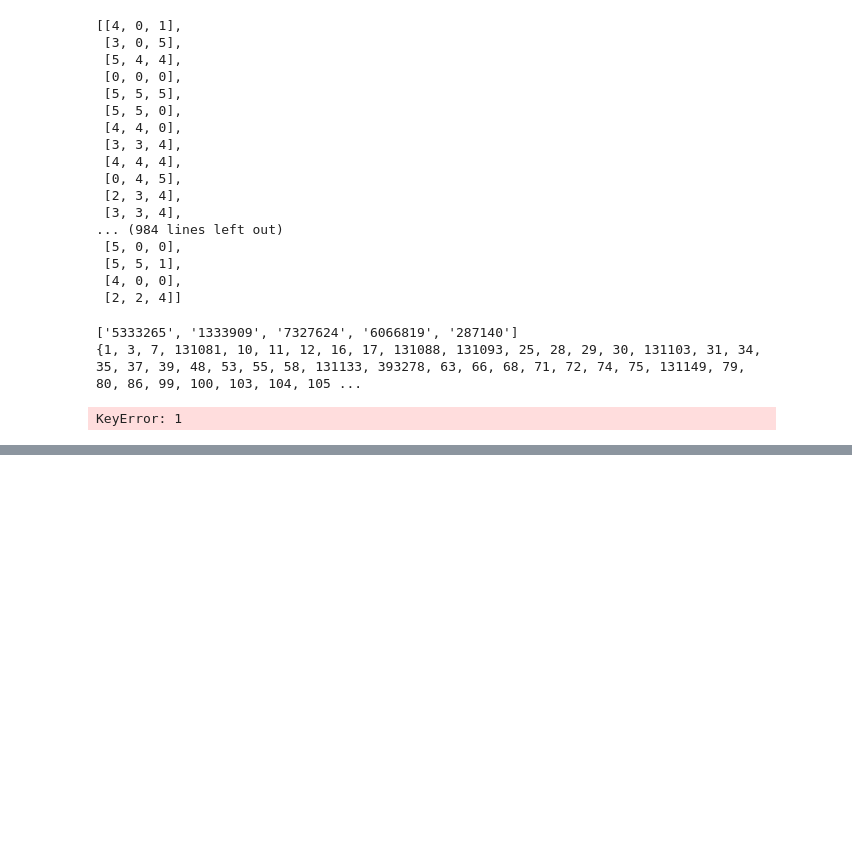
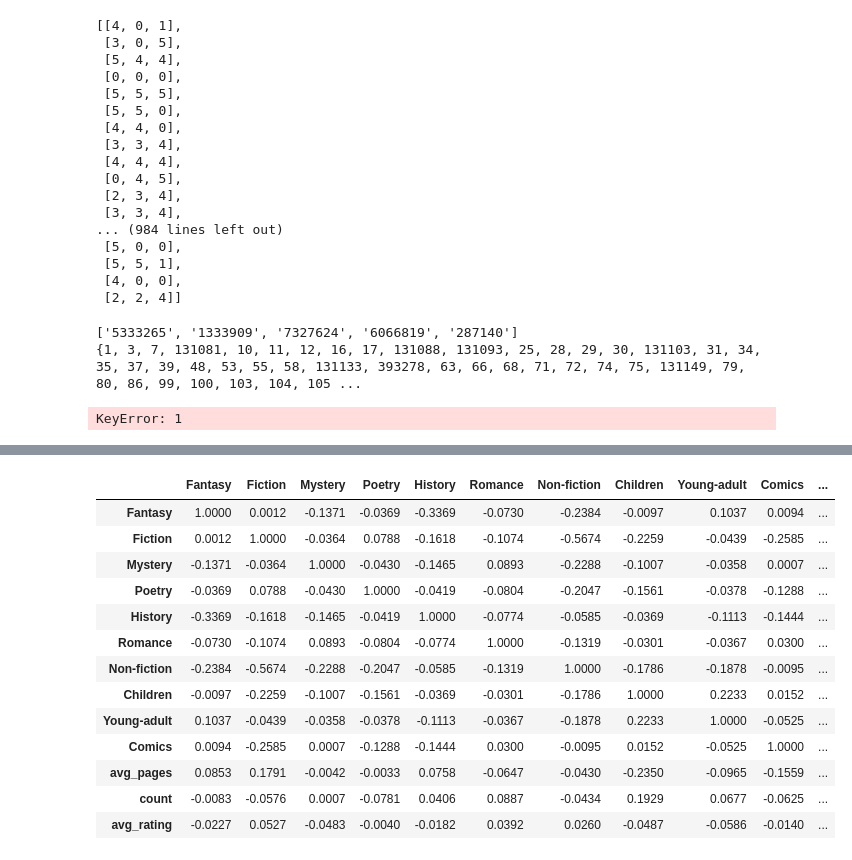
Before and after one commit to llumfp/casebooks, a Jupyter notebook: tests.ipynb, the cells around one changed output, grey strips where cells are left out. Saved outputs shown, nothing was run; the diff lists cells and outputs as text; code cells hidden in the pictures; blank space fills up the shorter version.

```diff
--- a/tests.ipynb
+++ b/tests.ipynb
@@ -206,0 +204,3 @@ KeyError: 1
+# %%
+df = pd.read_csv('D:\Escritorio\casebooks_SBC\interactions.csv')
+#aqui es directori adient ja que no hi cap a github
@@ -206,0 +258,18 @@ KeyError: 1
+# %%
+corr = X.corr()
+corr.style.background_gradient(cmap='RdYlBu').set_precision(4)
+# %% [output]
+|  | Fantasy | Fiction | Mystery | Poetry | History | Romance | Non-fiction | Children | Young-adult | Comics | ... |
+| Fantasy | 1.0000 | 0.0012 | -0.1371 | -0.0369 | -0.3369 | -0.0730 | -0.2384 | -0.0097 | 0.1037 | 0.0094 | ... |
+| Fiction | 0.0012 | 1.0000 | -0.0364 | 0.0788 | -0.1618 | -0.1074 | -0.5674 | -0.2259 | -0.0439 | -0.2585 | ... |
+| Mystery | -0.1371 | -0.0364 | 1.0000 | -0.0430 | -0.1465 | 0.0893 | -0.2288 | -0.1007 | -0.0358 | 0.0007 | ... |
+| Poetry | -0.0369 | 0.0788 | -0.0430 | 1.0000 | -0.0419 | -0.0804 | -0.2047 | -0.1561 | -0.0378 | -0.1288 | ... |
+| History | -0.3369 | -0.1618 | -0.1465 | -0.0419 | 1.0000 | -0.0774 | -0.0585 | -0.0369 | -0.1113 | -0.1444 | ... |
+| Romance | -0.0730 | -0.1074 | 0.0893 | -0.0804 | -0.0774 | 1.0000 | -0.1319 | -0.0301 | -0.0367 | 0.0300 | ... |
+| Non-fiction | -0.2384 | -0.5674 | -0.2288 | -0.2047 | -0.0585 | -0.1319 | 1.0000 | -0.1786 | -0.1878 | -0.0095 | ... |
+| Children | -0.0097 | -0.2259 | -0.1007 | -0.1561 | -0.0369 | -0.0301 | -0.1786 | 1.0000 | 0.2233 | 0.0152 | ... |
+| Young-adult | 0.1037 | -0.0439 | -0.0358 | -0.0378 | -0.1113 | -0.0367 | -0.1878 | 0.2233 | 1.0000 | -0.0525 | ... |
+| Comics | 0.0094 | -0.2585 | 0.0007 | -0.1288 | -0.1444 | 0.0300 | -0.0095 | 0.0152 | -0.0525 | 1.0000 | ... |
+| avg_pages | 0.0853 | 0.1791 | -0.0042 | -0.0033 | 0.0758 | -0.0647 | -0.0430 | -0.2350 | -0.0965 | -0.1559 | ... |
+| count | -0.0083 | -0.0576 | 0.0007 | -0.0781 | 0.0406 | 0.0887 | -0.0434 | 0.1929 | 0.0677 | -0.0625 | ... |
+| avg_rating | -0.0227 | 0.0527 | -0.0483 | -0.0040 | -0.0182 | 0.0392 | 0.0260 | -0.0487 | -0.0586 | -0.0140 | ... |
```
Also changed, not shown: parts of 17 cells of this notebook, 8 other files.
